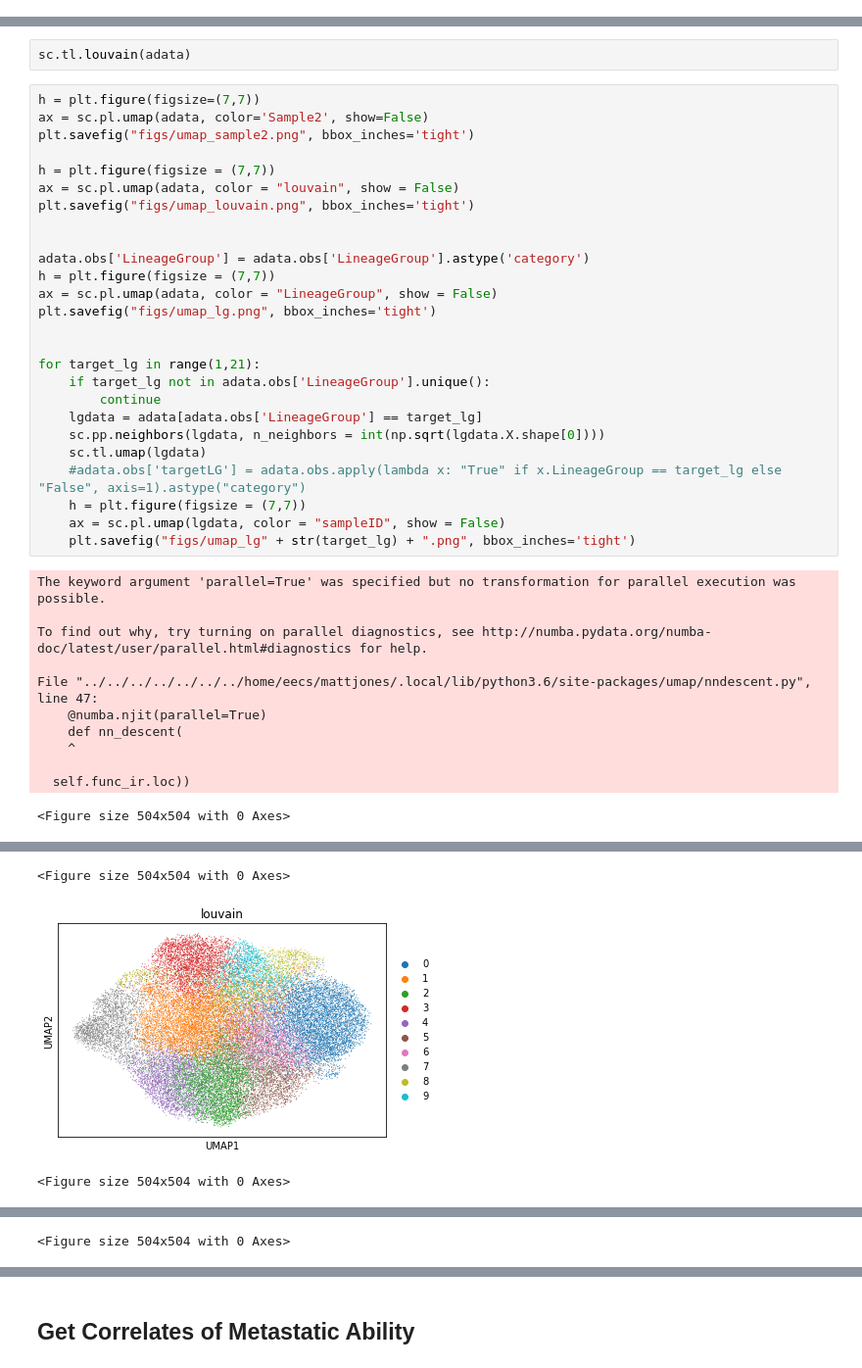
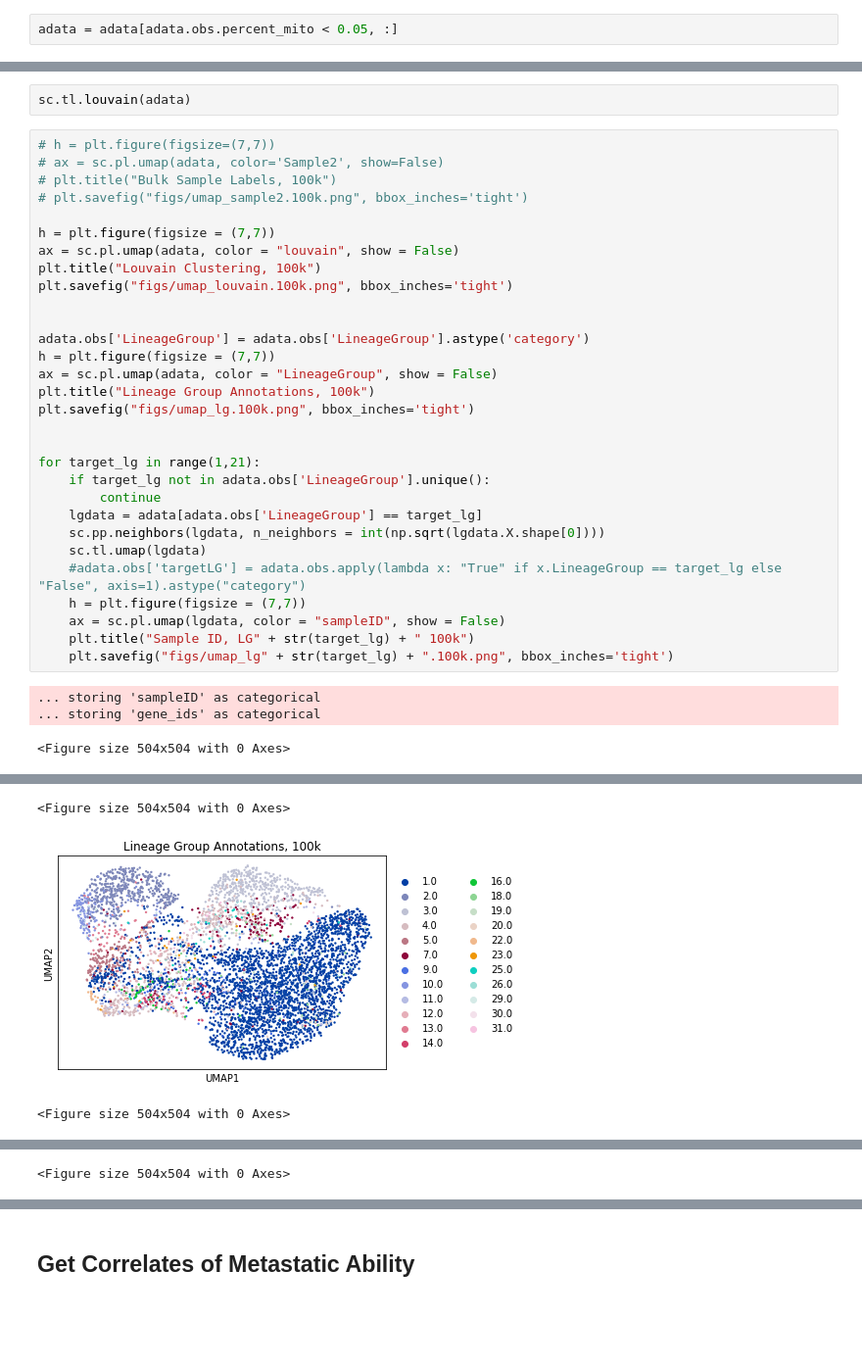
Before and after one commit to mattjones315/MetastasisTracing, a Jupyter notebook: RNA_Analysis.ipynb, the cells around one changed output, grey strips where cells are left out. Shown at 98% size. Cells and saved outputs as stored; diff of their text form; blank space fills up the shorter version.

```diff
--- a/RNA_Analysis.ipynb
+++ b/RNA_Analysis.ipynb
@@ -63,0 +77,2 @@ latent = latent.loc[adata.obs_names].values
+# %%
+adata = adata[adata.obs.percent_mito < 0.05, :]
@@ -104,19 +105,22 @@ The keyword argument 'parallel=True' was specified but no transformation for par
 # %%
 sc.tl.louvain(adata)
 # %%
-h = plt.figure(figsize=(7,7))
-ax = sc.pl.umap(adata, color='Sample2', show=False)
-plt.savefig("figs/umap_sample2.png", bbox_inches='tight')
+# h = plt.figure(figsize=(7,7))
+# ax = sc.pl.umap(adata, color='Sample2', show=False)
+# plt.title("Bulk Sample Labels, 100k")
+# plt.savefig("figs/umap_sample2.100k.png", bbox_inches='tight')
 
 h = plt.figure(figsize = (7,7))
 ax = sc.pl.umap(adata, color = "louvain", show = False)
-plt.savefig("figs/umap_louvain.png", bbox_inches='tight')
+plt.title("Louvain Clustering, 100k")
+plt.savefig("figs/umap_louvain.100k.png", bbox_inches='tight')
 
 
 adata.obs['LineageGroup'] = adata.obs['LineageGroup'].astype('category')
 h = plt.figure(figsize = (7,7))
 ax = sc.pl.umap(adata, color = "LineageGroup", show = False)
-plt.savefig("figs/umap_lg.png", bbox_inches='tight')
+plt.title("Lineage Group Annotations, 100k")
+plt.savefig("figs/umap_lg.100k.png", bbox_inches='tight')
 
 
 for target_lg in range(1,21):
@@ -128,16 +132,9 @@ for target_lg in range(1,21):
     #adata.obs['targetLG'] = adata.obs.apply(lambda x: "True" if x.LineageGroup == target_lg else "False", axis=1).astype("category")
     h = plt.figure(figsize = (7,7))
     ax = sc.pl.umap(lgdata, color = "sampleID", show = False)
-    plt.savefig("figs/umap_lg" + str(target_lg) + ".png", bbox_inches='tight')
+    plt.title("Sample ID, LG" + str(target_lg) + " 100k")
+    plt.savefig("figs/umap_lg" + str(target_lg) + ".100k.png", bbox_inches='tight')
 # %% [output]
-The keyword argument 'parallel=True' was specified but no transformation for parallel execution was possible.
-
-To find out why, try turning on parallel diagnostics, see http://numba.pydata.org/numba-doc/latest/user/parallel.html#diagnostics for help.
-
-File "../../../../../../../home/eecs/mattjones/.local/lib/python3.6/site-packages/umap/nndescent.py", line 47:
-    @numba.njit(parallel=True)
-    def nn_descent(
-    ^
-
-  self.func_ir.loc))
+... storing 'sampleID' as categorical
+... storing 'gene_ids' as categorical
 <Figure size 504x504 with 0 Axes>
@@ -145,3 +142,3 @@ File "../../../../../../../home/eecs/mattjones/.local/lib/python3.6/site-package
 <Figure size 504x504 with 0 Axes>
-[figure, old version]
+[figure, new version]
 <Figure size 504x504 with 0 Axes>
```
Also changed, not shown: parts of 32 cells of this notebook, 12 other files.
